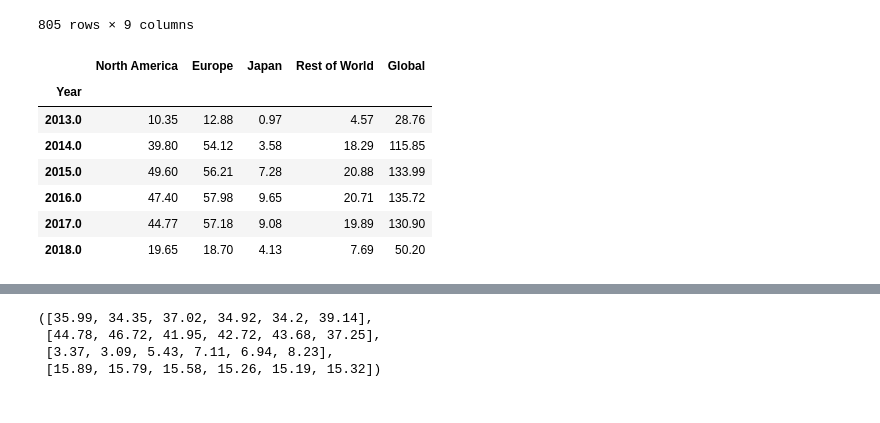
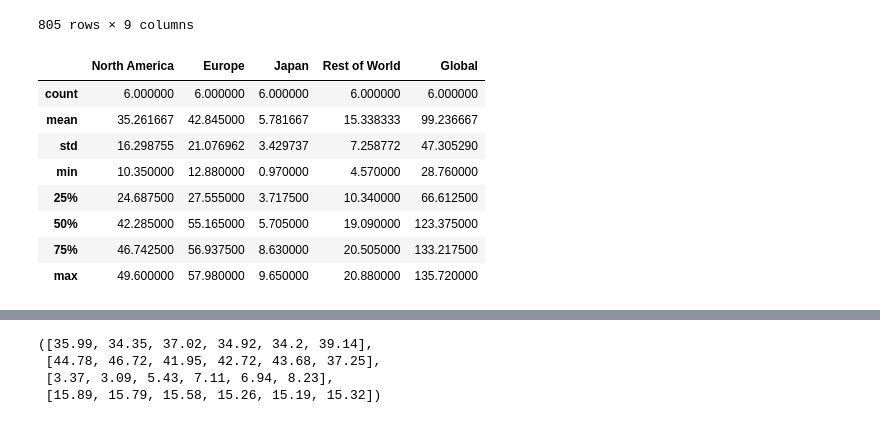
Before and after one commit to JardelSilva-86/Python-para-An-lise-de-Dados, a Jupyter notebook: Projeto_4_Mercado_de_Games.ipynb, the cells around one changed output, grey strips where cells are left out. Saved outputs shown, nothing was run; the diff lists cells and outputs as text; code cells hidden in the pictures.

```diff
--- a/Projeto_4_Mercado_de_Games.ipynb
+++ b/Projeto_4_Mercado_de_Games.ipynb
@@ -217,13 +217,14 @@ dados
 | 1030 | Radial G Racing Revolved | 2017.0 | Racing | Tammeka Games | 0.00 | 0.00 | 0.00 | 0.00 | 0.00 |
 805 rows × 9 columns
 # %%
-Analise
+Analise.describe()
 # %% [output]
 |  | North America | Europe | Japan | Rest of World | Global |
-| Year |  |  |  |  |  |
-| 2013.0 | 10.35 | 12.88 | 0.97 | 4.57 | 28.76 |
-| 2014.0 | 39.80 | 54.12 | 3.58 | 18.29 | 115.85 |
-| 2015.0 | 49.60 | 56.21 | 7.28 | 20.88 | 133.99 |
-| 2016.0 | 47.40 | 57.98 | 9.65 | 20.71 | 135.72 |
-| 2017.0 | 44.77 | 57.18 | 9.08 | 19.89 | 130.90 |
-| 2018.0 | 19.65 | 18.70 | 4.13 | 7.69 | 50.20 |
+| count | 6.000000 | 6.000000 | 6.000000 | 6.000000 | 6.000000 |
+| mean | 35.261667 | 42.845000 | 5.781667 | 15.338333 | 99.236667 |
+| std | 16.298755 | 21.076962 | 3.429737 | 7.258772 | 47.305290 |
+| min | 10.350000 | 12.880000 | 0.970000 | 4.570000 | 28.760000 |
+| 25% | 24.687500 | 27.555000 | 3.717500 | 10.340000 | 66.612500 |
+| 50% | 42.285000 | 55.165000 | 5.705000 | 19.090000 | 123.375000 |
+| 75% | 46.742500 | 56.937500 | 8.630000 | 20.505000 | 133.217500 |
+| max | 49.600000 | 57.980000 | 9.650000 | 20.880000 | 135.720000 |
```
Also changed, not shown: parts of 2 cells of this notebook.
